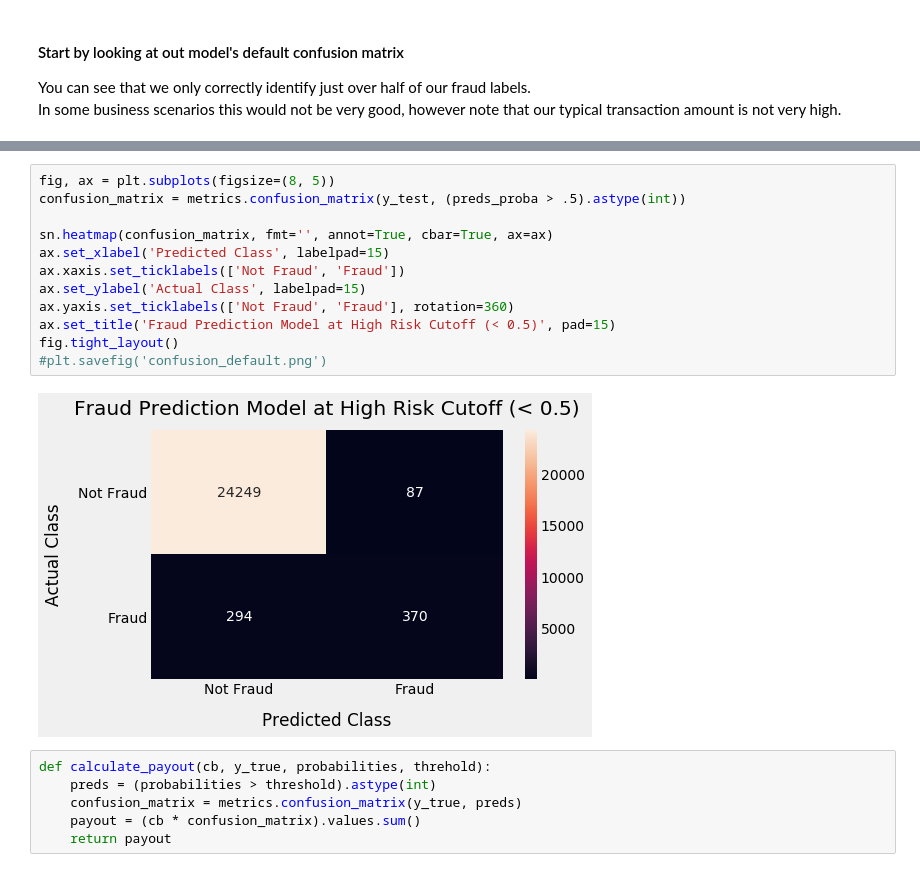
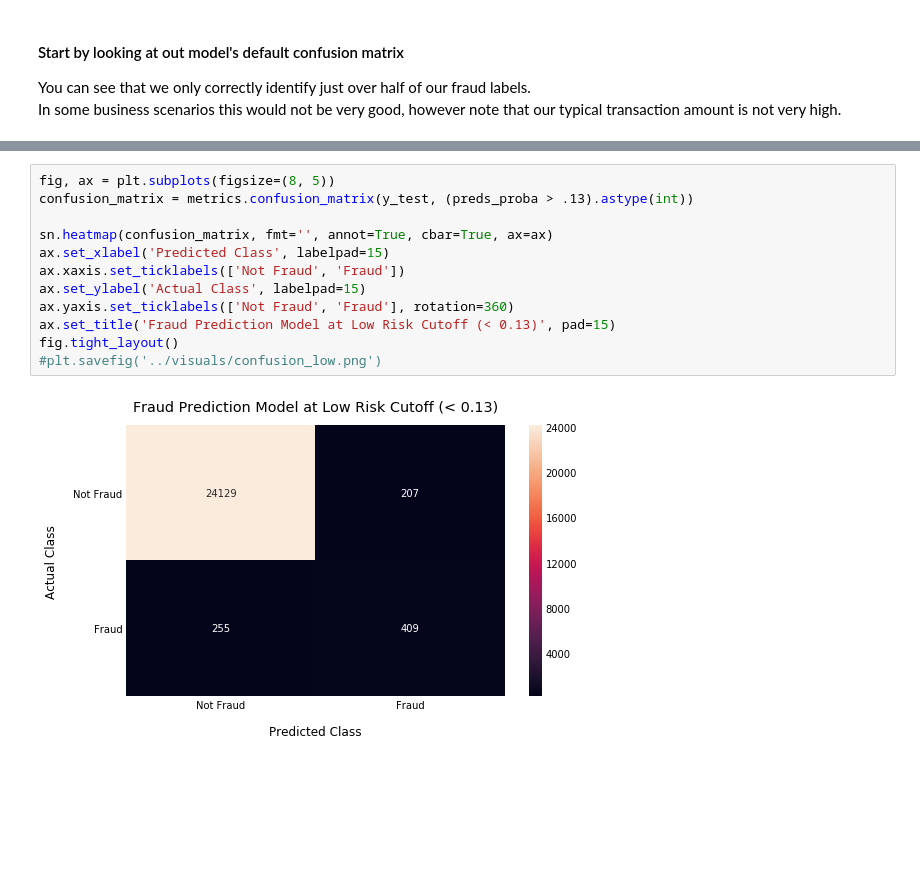
Before and after one commit to isaac-campbell-smith/BernoulliTrials_and_Tribulations, a Jupyter notebook: notebooks/Cost_Benefit_Analysis.ipynb, the cells around one changed output, grey strips where cells are left out. Cells and saved outputs as stored; diff of their text form; blank space fills up the shorter version.

Commit message:
refactored cost/benefit and visuals

```diff
--- a/notebooks/Cost_Benefit_Analysis.ipynb
+++ b/notebooks/Cost_Benefit_Analysis.ipynb
@@ -44,20 +96,14 @@ In some business scenarios this would not be very good, however note that our ty
 # %%
 fig, ax = plt.subplots(figsize=(8, 5))
-confusion_matrix = metrics.confusion_matrix(y_test, (preds_proba > .5).astype(int))
+confusion_matrix = metrics.confusion_matrix(y_test, (preds_proba > .13).astype(int))
 
 sn.heatmap(confusion_matrix, fmt='', annot=True, cbar=True, ax=ax)
 ax.set_xlabel('Predicted Class', labelpad=15)
 ax.xaxis.set_ticklabels(['Not Fraud', 'Fraud'])
 ax.set_ylabel('Actual Class', labelpad=15)
 ax.yaxis.set_ticklabels(['Not Fraud', 'Fraud'], rotation=360)
-ax.set_title('Fraud Prediction Model at High Risk Cutoff (< 0.5)', pad=15)
+ax.set_title('Fraud Prediction Model at Low Risk Cutoff (< 0.13)', pad=15)
 fig.tight_layout()
-#plt.savefig('confusion_default.png')
+#plt.savefig('../visuals/confusion_low.png')
 # %% [output]
-[figure, old version]
+[figure, new version]
-# %%
-def calculate_payout(cb, y_true, probabilities, threhold):
-    preds = (probabilities > threshold).astype(int)
-    confusion_matrix = metrics.confusion_matrix(y_true, preds)
-    payout = (cb * confusion_matrix).values.sum()
-    return payout
```
Also changed, not shown: parts of 25 cells of this notebook, 6 other files.
